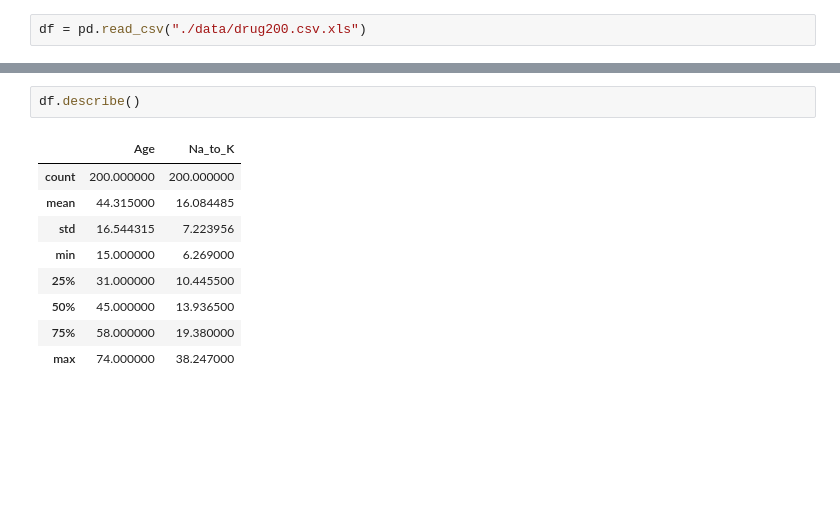
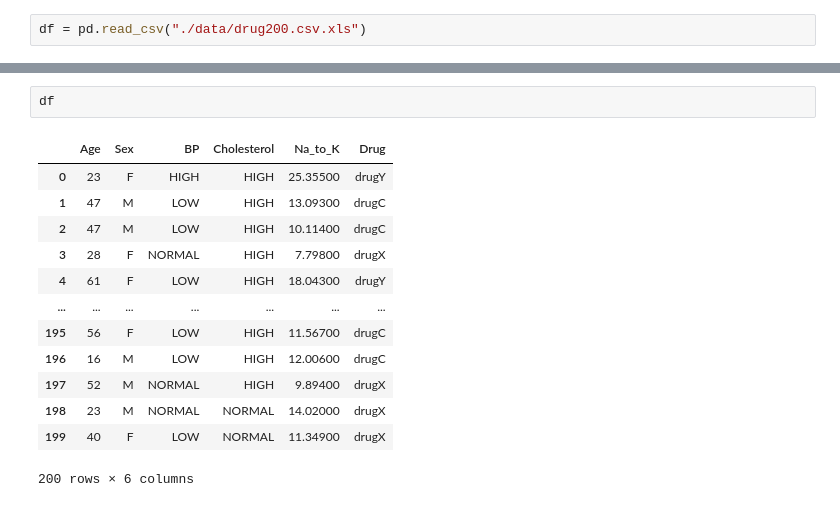
Before and after one commit to 33may/ml_portfolio, a Jupyter notebook: AIA/ann/ann.ipynb, the cells around one changed output, grey strips where cells are left out. Saved outputs shown, nothing was run; the diff lists cells and outputs as text; blank space fills up the shorter version.

```diff
--- a/AIA/ann/ann.ipynb
+++ b/AIA/ann/ann.ipynb
@@ -14,12 +32,16 @@ df.head()
 # %%
-df.describe()
+df
 # %% [output]
-|  | Age | Na_to_K |
-| count | 200.000000 | 200.000000 |
-| mean | 44.315000 | 16.084485 |
-| std | 16.544315 | 7.223956 |
-| min | 15.000000 | 6.269000 |
-| 25% | 31.000000 | 10.445500 |
-| 50% | 45.000000 | 13.936500 |
-| 75% | 58.000000 | 19.380000 |
-| max | 74.000000 | 38.247000 |
+|  | Age | Sex | BP | Cholesterol | Na_to_K | Drug |
+| 0 | 23 | F | HIGH | HIGH | 25.35500 | drugY |
+| 1 | 47 | M | LOW | HIGH | 13.09300 | drugC |
+| 2 | 47 | M | LOW | HIGH | 10.11400 | drugC |
+| 3 | 28 | F | NORMAL | HIGH | 7.79800 | drugX |
+| 4 | 61 | F | LOW | HIGH | 18.04300 | drugY |
+| ... | ... | ... | ... | ... | ... | ... |
+| 195 | 56 | F | LOW | HIGH | 11.56700 | drugC |
+| 196 | 16 | M | LOW | HIGH | 12.00600 | drugC |
+| 197 | 52 | M | NORMAL | HIGH | 9.89400 | drugX |
+| 198 | 23 | M | NORMAL | NORMAL | 14.02000 | drugX |
+| 199 | 40 | F | LOW | NORMAL | 11.34900 | drugX |
+200 rows × 6 columns
```
Also changed, not shown: parts of 29 cells of this notebook.
